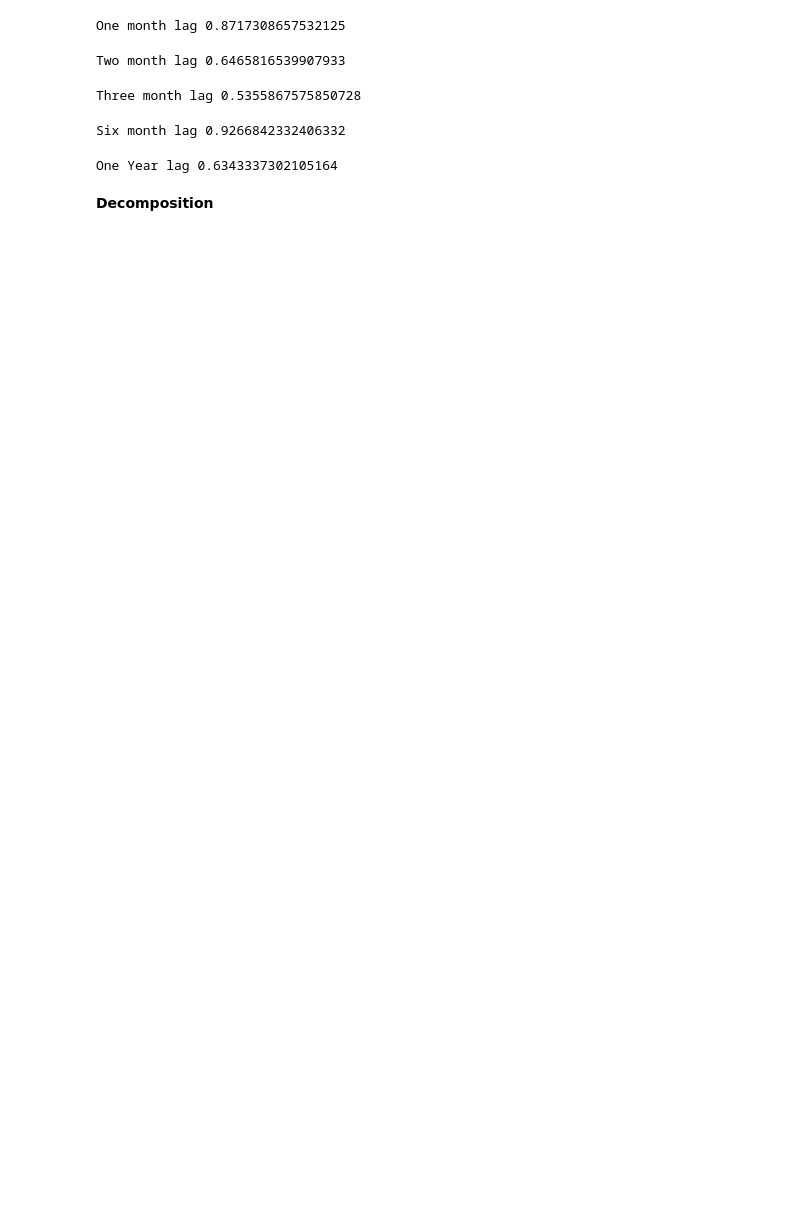
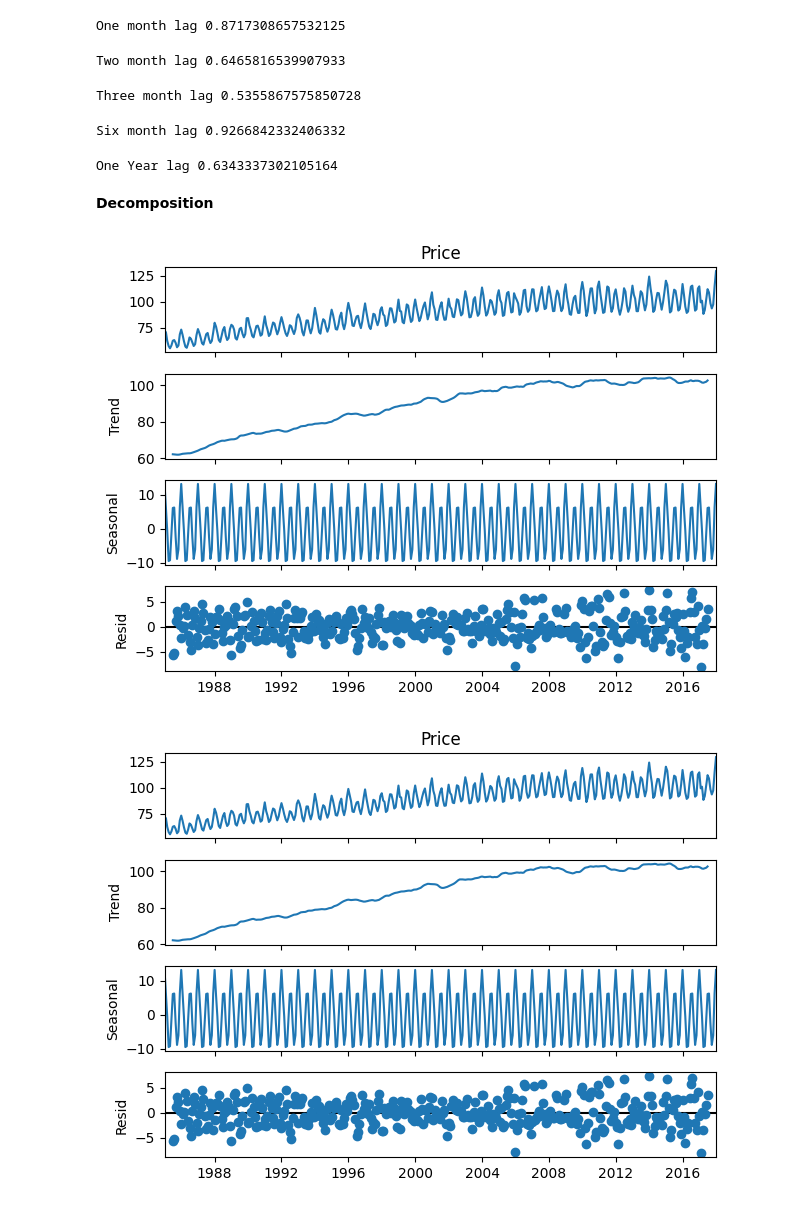
Before and after one commit to Adnan-saky/Time-Series-Analysis, a Jupyter notebook: Seasonality.ipynb, the cells around one changed output. Cells and saved outputs as stored; diff of their text form; code cells hidden in the pictures; blank space fills up the shorter version.

```diff
--- a/Seasonality.ipynb
+++ b/Seasonality.ipynb
@@ -91,3 +92,9 @@ print("One Year lag", autocorelation_lag12)
 One Year lag 0.6343337302105164
 # %% [markdown]
 **Decomposition**
+# %%
+decompose = seasonal_decompose(data["Price"],model= "additive")
+decompose.plot()
+# %% [output]
+[figure, added]
+[figure, added]
```
Also changed, not shown: parts of 1 cell of this notebook.
